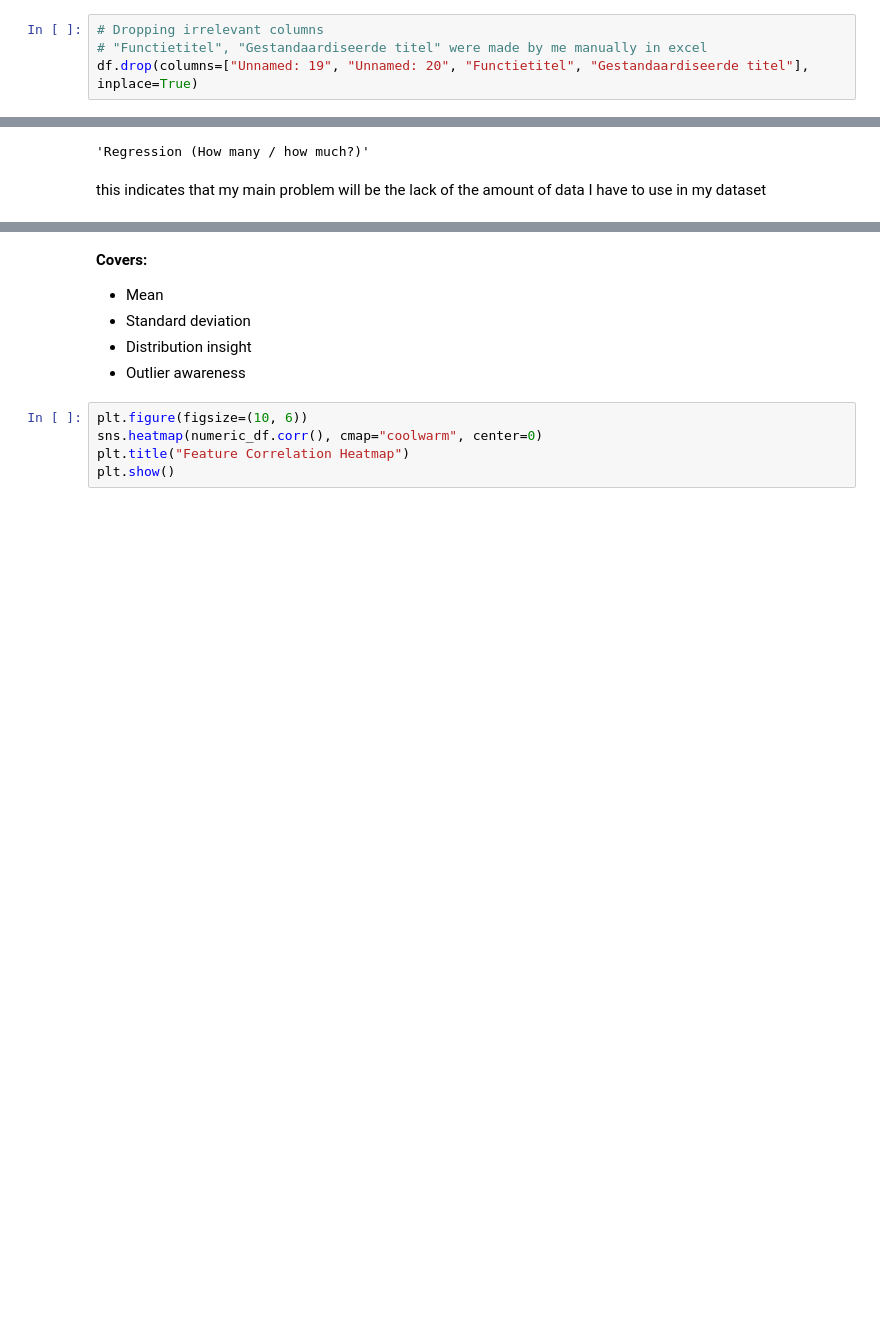
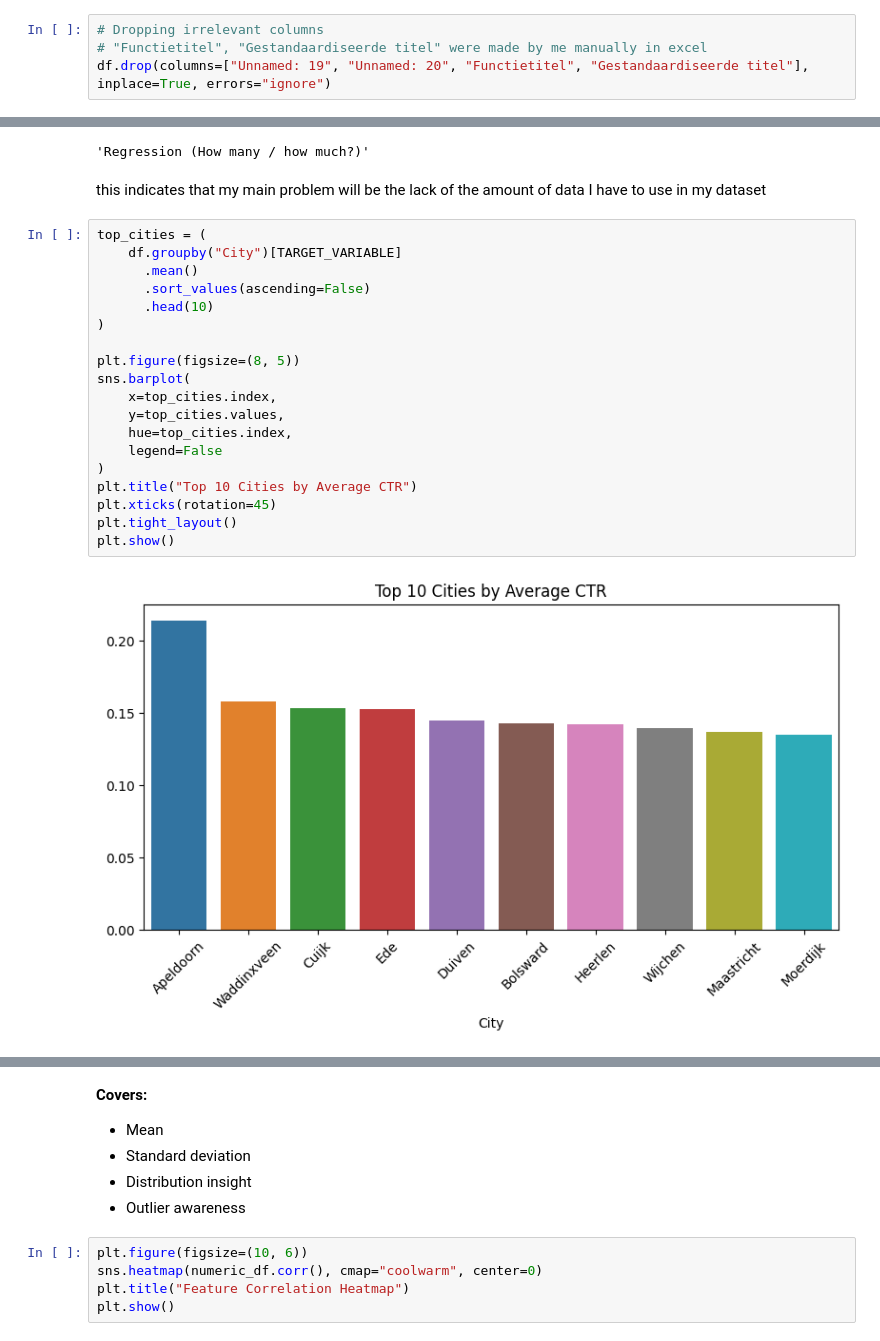
Before and after one commit to Dutchy-dev/Brunel-Indeed, a Jupyter notebook: Code.ipynb, the cells around one changed output, grey strips where cells are left out. Saved outputs shown, nothing was run; the diff lists cells and outputs as text; blank space fills up the shorter version.

```diff
--- a/Code.ipynb
+++ b/Code.ipynb
@@ -322,6 +322,6 @@ dtype: int64
 # %%
 # Dropping irrelevant columns
 # "Functietitel", "Gestandaardiseerde titel" were made by me manually in excel
-df.drop(columns=["Unnamed: 19", "Unnamed: 20", "Functietitel", "Gestandaardiseerde titel"], inplace=True)
+df.drop(columns=["Unnamed: 19", "Unnamed: 20", "Functietitel", "Gestandaardiseerde titel"], inplace=True, errors="ignore")
 # %%
 #df["Job"].fillna(df["Job"].mode()[0], inplace=True)
@@ -607,3 +605,24 @@ problem_type
 'Regression (How many / how much?)'
 # %% [markdown]
 this indicates that my main problem will be the lack of the amount of data I have to use in my dataset
+# %%
+top_cities = (
+    df.groupby("City")[TARGET_VARIABLE]
+      .mean()
+      .sort_values(ascending=False)
+      .head(10)
+)
+
+plt.figure(figsize=(8, 5))
+sns.barplot(
+    x=top_cities.index,
+    y=top_cities.values,
+    hue=top_cities.index,
+    legend=False
+)
+plt.title("Top 10 Cities by Average CTR")
+plt.xticks(rotation=45)
+plt.tight_layout()
+plt.show()
+# %% [output]
+[figure, added]
```
Also changed, not shown: parts of 30 cells of this notebook.
